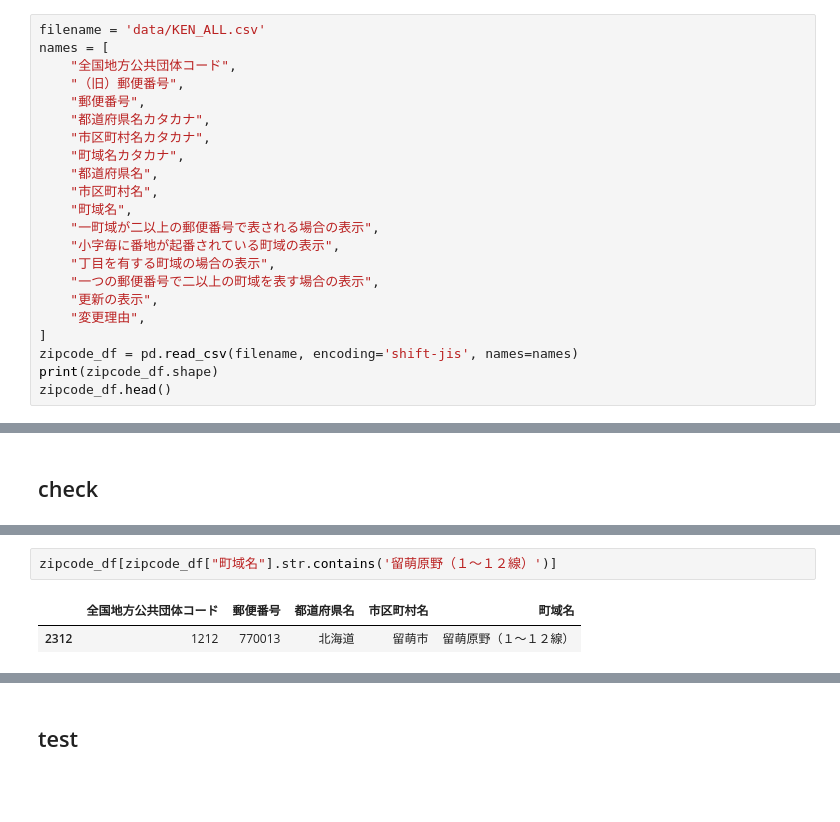
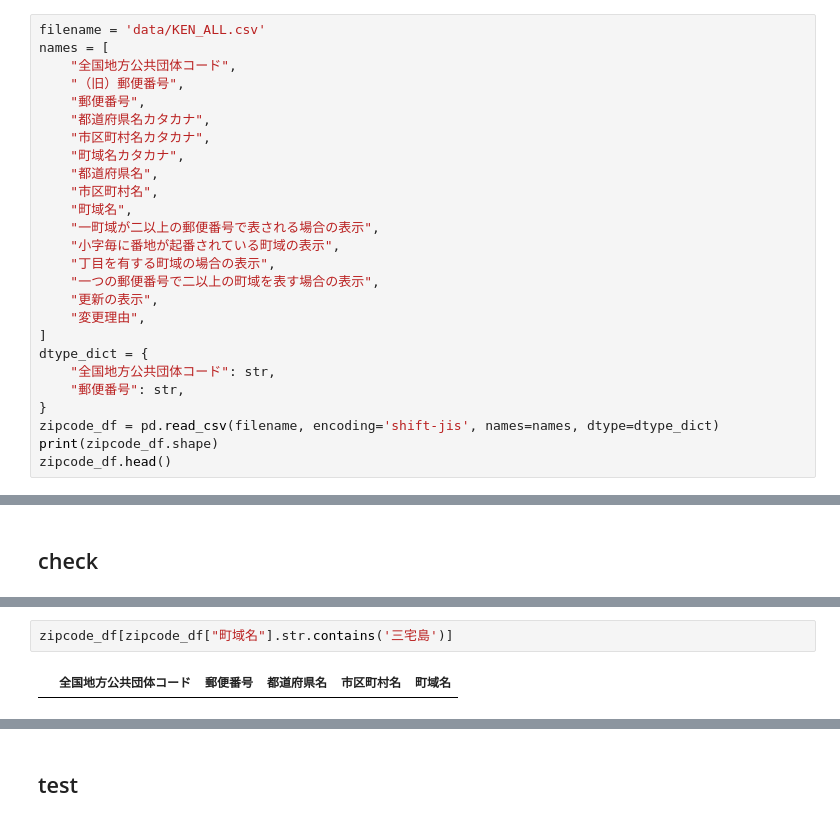
Before and after one commit to newini/zipcode_to_geo, a Jupyter notebook: 03_merge_zipcode_and_latitude_longitude.ipynb, the cells around one changed output, grey strips where cells are left out. Saved outputs shown, nothing was run; the diff lists cells and outputs as text; blank space fills up the shorter version.

```diff
--- a/03_merge_zipcode_and_latitude_longitude.ipynb
+++ b/03_merge_zipcode_and_latitude_longitude.ipynb
@@ -55,7 +113,11 @@ names = [
     "更新の表示",
     "変更理由",
 ]
-zipcode_df = pd.read_csv(filename, encoding='shift-jis', names=names)
+dtype_dict = {
+    "全国地方公共団体コード": str,
+    "郵便番号": str,
+}
+zipcode_df = pd.read_csv(filename, encoding='shift-jis', names=names, dtype=dtype_dict)
 print(zipcode_df.shape)
 zipcode_df.head()
 # %% [output]
@@ -161,6 +202,5 @@ latlong_df[latlong_df["市区町村名"] == '留萌市']
 # %%
-zipcode_df[zipcode_df["町域名"].str.contains('留萌原野（１〜１２線）')]
+zipcode_df[zipcode_df["町域名"].str.contains('三宅島')]
 # %% [output]
 |  | 全国地方公共団体コード | 郵便番号 | 都道府県名 | 市区町村名 | 町域名 |
-| 2312 | 1212 | 770013 | 北海道 | 留萌市 | 留萌原野（１〜１２線） |
 # %%
```
Also changed, not shown: parts of 23 cells of this notebook, 2 other files.
